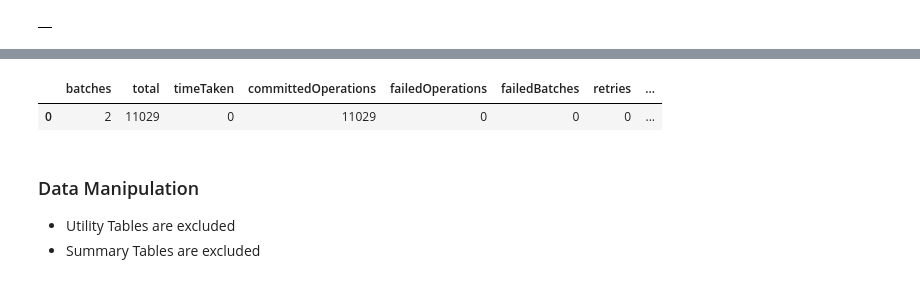
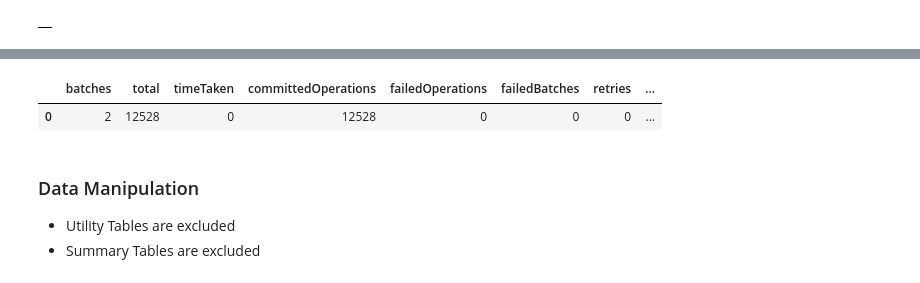
Before and after one commit to CurryDigital/data-lineage-tool, a Jupyter notebook: C1. Graph Ingestion_SP.ipynb, the cells around one changed output, grey strips where cells are left out. Saved outputs shown, nothing was run; the diff lists cells and outputs as text; code cells hidden in the pictures.

```diff
--- a/C1. Graph Ingestion_SP.ipynb
+++ b/C1. Graph Ingestion_SP.ipynb
@@ -228,35 +228,35 @@ graph.run(query).to_data_frame()
 query = """
 //Loading the SP-SP relationship
 CALL apoc.periodic.iterate(
     "CALL apoc.load.csv('file:///graph_input_sp.csv') YIELD map AS row RETURN row",
     "WITH
         COLLECT({
             SP_ID: COALESCE(row.SP_SCHEMA ,'') + '.' + COALESCE(row.SP_NAME,''),
             TABLE_ID: row.TABLE_FULL_NAME,
             REGEX_TYPE:  row.REGEX_TYPE
         }) as COLLECTION
 
 UNWIND COLLECTION as COLLECT
 
         MATCH (s1:SP {SP_ID : COLLECT.SP_ID})
-        MATCH (s2:SP {SP_ID: COLLECT.TABLE_FULL_NAME})
+        MATCH (s2:SP {SP_ID: COLLECT.TABLE_ID})
 
         with s1, s2, COLLECT
         CALL apoc.do.when(COLLECT.REGEX_TYPE = 'EXEC',
             'MERGE (s1)-[k:CALL_SP]->(s2)',
             '', {s1:s1, s2:s2}) YIELD value AS case1
 
             RETURN count(*)
         ",
     {batchSize: 10000}
 );
 
 """
 
 graph.run(query).to_data_frame()
 # %% [output]
 |  | batches | total | timeTaken | committedOperations | failedOperations | failedBatches | retries | ... |
-| 0 | 2 | 11029 | 0 | 11029 | 0 | 0 | 0 | ... |
+| 0 | 2 | 12528 | 0 | 12528 | 0 | 0 | 0 | ... |
 # %% [markdown]
 ### Data Manipulation
 - Utility Tables are excluded
```
Also changed, not shown: parts of 6 cells of this notebook.
